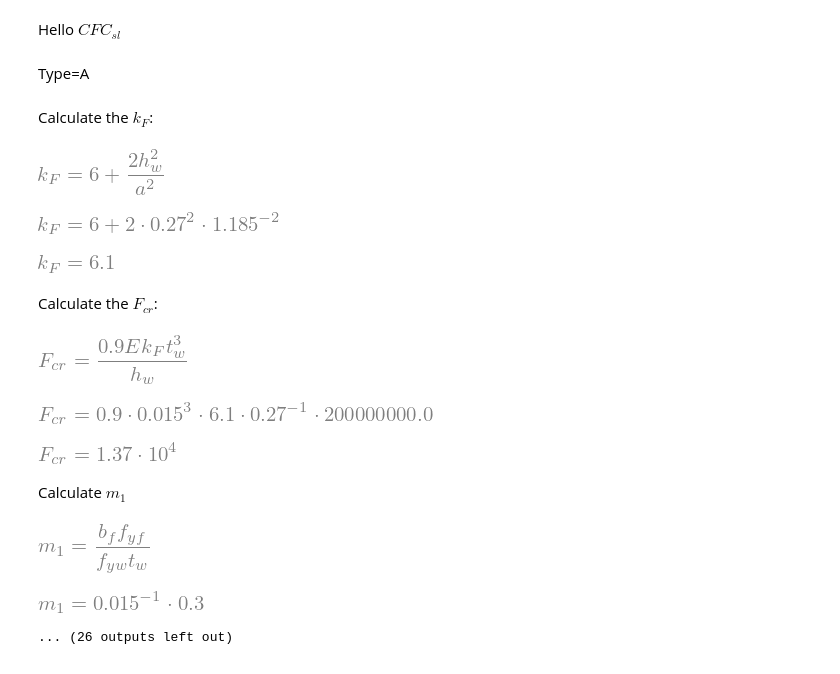
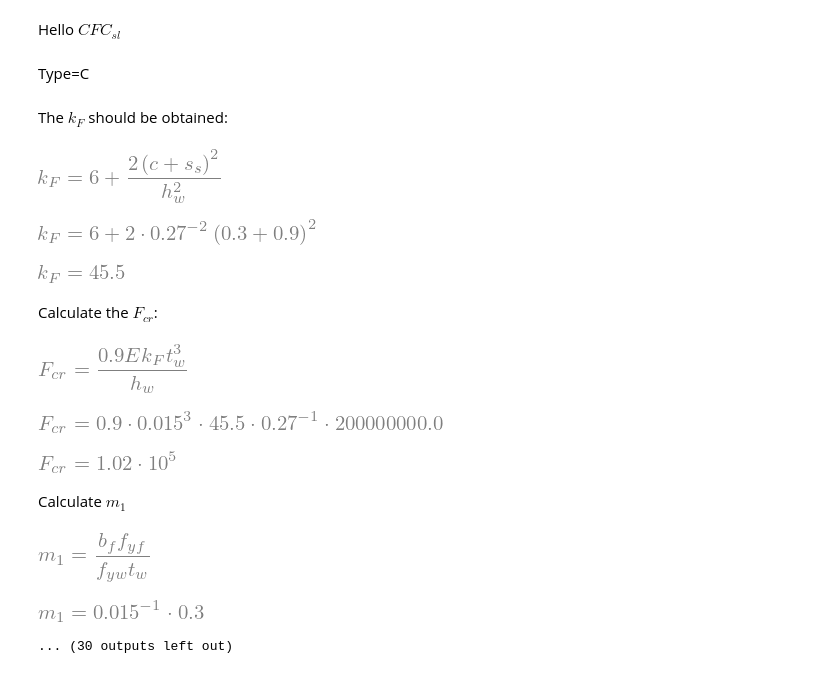
Before and after one commit to CFCSL/Design-of-Steel-Structures, a Jupyter notebook: patch_Loading_sympy.ipynb, the cells around one changed output. Cells and saved outputs as stored; diff of their text form; code cells hidden in the pictures.

```diff
--- a/patch_Loading_sympy.ipynb
+++ b/patch_Loading_sympy.ipynb
@@ -9,8 +9,8 @@ import matplotlib.pyplot as plt
 from IPython.display import display, Markdown
 import warnings
 # %%
-F_Ed, t_w, h_w, b_f, f_yf, t_f, f_yw, gamma_M1, E, S_S, a, c, epsilon, f_y = symbols(
-	'F_Ed t_w h_w b_f f_yf t_f f_yw gamma_M1 E S_S a c epsilon f_y')
+F_Ed, t_w, h_w, b_f, f_yf, t_f, f_yw, gamma_M1, E, s_s, a, c, epsilon, f_y = symbols(
+	'F_Ed t_w h_w b_f f_yf t_f f_yw gamma_M1 E s_s a c epsilon f_y')
 
 k_F, F_cr, m_1, m_2, l_e, l_y, F_y, lambda_F, chi_F, F_Rd, eta_2=symbols('k_F  F_cr  m_1  m_2  l_e  l_y  F_y  lambda_F  chi_F  F_Rd  eta_2')
 
@@ -21,7 +21,7 @@ def k_F_func(Type,**kwargs):
 	if Type == "B":
 		expr = 3.5 + 2 * (h_w / a)**2
 	if Type == "C":
-		expr = 6 + 2 * ((S_S + c) / h_w)**2
+		expr = 6 + 2 * ((s_s + c) / h_w)**2
 	_eq=Eq(k_F,expr)
 	_eq=_eq.subs(kwargs)
 	return _eq
@@ -67,7 +67,7 @@ def l_e_func(Type="C", **kwargs):
 def l_y_func(Type, **kwargs):
     #kwargs = {eval(key): UnevaluatedExpr(value) for key, value in kwargs.items()}
     if Type=="A" or Type=="B":
-        expr=S_S+2*t_f*(1+sqrt(m_1+m_2))
+        expr=s_s+2*t_f*(1+sqrt(m_1+m_2))
     if Type=="C":
         expr1=l_e+t_f*sqrt(m_1/2+(l_e/t_f)**2+m_2)
         expr2=l_e+t_f*sqrt(m_1+m_2)
@@ -126,20 +126,20 @@ t_f_val = 30e-3  # OK
 f_yw_val = 355e3  # OK
 gamma_M1_val = 1.1  # OK
 E_val = 200e6  # OK
-S_S_val = 300e-3  # OK
+s_s_val = 300e-3  # OK
 a_val = 1185e-3  # OK
 c_val = 0.9
 db={'F_Ed':F_Ed_val, 't_w': t_w_val, 'h_w': h_w_val, 'b_f':b_f_val,
 	"f_yf": f_yf_val, "t_f":t_f_val, "f_yw":f_yw_val, "gamma_M1": gamma_M1_val,
-	"E":E_val, "S_S":S_S_val, "a":a_val, "c":c_val}
+	"E":E_val, "s_s":s_s_val, "a":a_val, "c":c_val}
 Types=["A","B","C"]
 # %%
 
-Type= "A"
+Type= "C"
 # %%
 display(Markdown(f"""Type={Type}"""))
-if db['S_S'] < db['a']:
-    display(Markdown("""Calculate the $k_F$:"""))
+if db['s_s'] < db['a']:
+    display(Markdown("""The $k_F$ should be obtained:"""))
     display(k_F_func(Type))
     display(k_F_func(Type,**db))
     k_F_val=N(k_F_func(Type,**db).doit(),3)
@@ -162,6 +162,7 @@ if db['S_S'] < db['a']:
         m_1_val=N(m_1_func(Type,**db).doit(),3)
         display(m_1_val)
         db['m_1']=m_1_val.rhs
+
         display(Markdown(f"""Calculate $m_2$"""))
         display(m_2_func(Type))
         display(m_2_func(Type,**db))
@@ -170,7 +171,7 @@ if db['S_S'] < db['a']:
         db['m_2']=m_2_val.rhs
 
         if Type=="C":
-            display(Markdown(f"""Calculate $l_e$ when for type 'C' """))
+            display(Markdown(f"""For type C $ℓ_e$ should be taken as  """))
             display(l_e_func(Type))
             display(l_e_func(Type,**db))
             l_e_val=N(l_e_func(Type,**db).doit(),3)
@@ -178,7 +179,7 @@ if db['S_S'] < db['a']:
             db['l_e']=l_e_val.rhs
         display(Markdown("""Calculate $l_y$"""))
         display(l_y_func(Type))
-        display(l_y_func(Type,**db))
+        #display(l_y_func(Type,**db))
         l_y_val=N(l_y_func(Type,**db).doit(),3)
         display(l_y_val)
         db['l_y']=l_y_val.rhs
@@ -215,7 +216,7 @@ if db['S_S'] < db['a']:
                 db['l_e']=l_e_val.rhs
 
             display(l_y_func(Type))
-            display(l_y_func(Type,**db))
+            #display(l_y_func(Type,**db))
             l_y_val=N(l_y_func(Type,**db).doit(),3)
             display(l_y_val)
             db['l_y']=l_y_val.rhs
@@ -260,43 +261,43 @@ if db['S_S'] < db['a']:
                     db['eta_2']=eta_2_val.rhs
 
         else:
             display(Markdown(f"""Calculate $\chi_F$:"""))
             display(chi_F_func(Type))
             display(chi_F_func(Type,**db))
             chi_F_val=N(chi_F_func(Type,**db).doit(),3)
             display(chi_F_val)
             db['chi_F']=chi_F_val.rhs
 
             display(Markdown(f"""Calculate $F_{{Rd}}$:"""))
             display(F_Rd_func(Type))
             display(F_Rd_func(Type,**db))
             F_Rd_val=N(F_Rd_func(Type,**db).doit(),3)
             display(F_Rd_val)
             db['F_Rd']=F_Rd_val.rhs
 
 
             if db['F_Rd']<db['F_Ed']:
                 display(Markdown( f"""$F_{{Rd}}$={db['F_Rd']}<$F_{{Ed}}=${db['F_Ed']}. FIN! La estructura no cumple frente a patch loading"""))
 
 
             display(eta_2_func(Type))
             display(eta_2_func(Type,**db))
             eta_2_val=N(eta_2_func(Type,**db).doit(),3)
             display(eta_2_val)
             db['eta_2']=eta_2_val.rhs
 else:
      display(Markdown(f"""FIN! La estructura no cumple frente a patch loading"""))
 # %% [output]
-Type=A
+Type=C
-Calculate the $k_F$:
+The $k_F$ should be obtained:
-[figure, old version]
+[figure, new version]
-[figure, old version]
+[figure, new version]
-[figure, old version]
+[figure, new version]
 Calculate the $F_{{cr}}$:
 [figure]
-[figure, old version]
+[figure, new version]
 [figure]
 Calculate $m_1$
 [figure]
 [figure]
-... (26 outputs left out)
+... (30 outputs left out)
```
Also changed, not shown: 2 other files.
